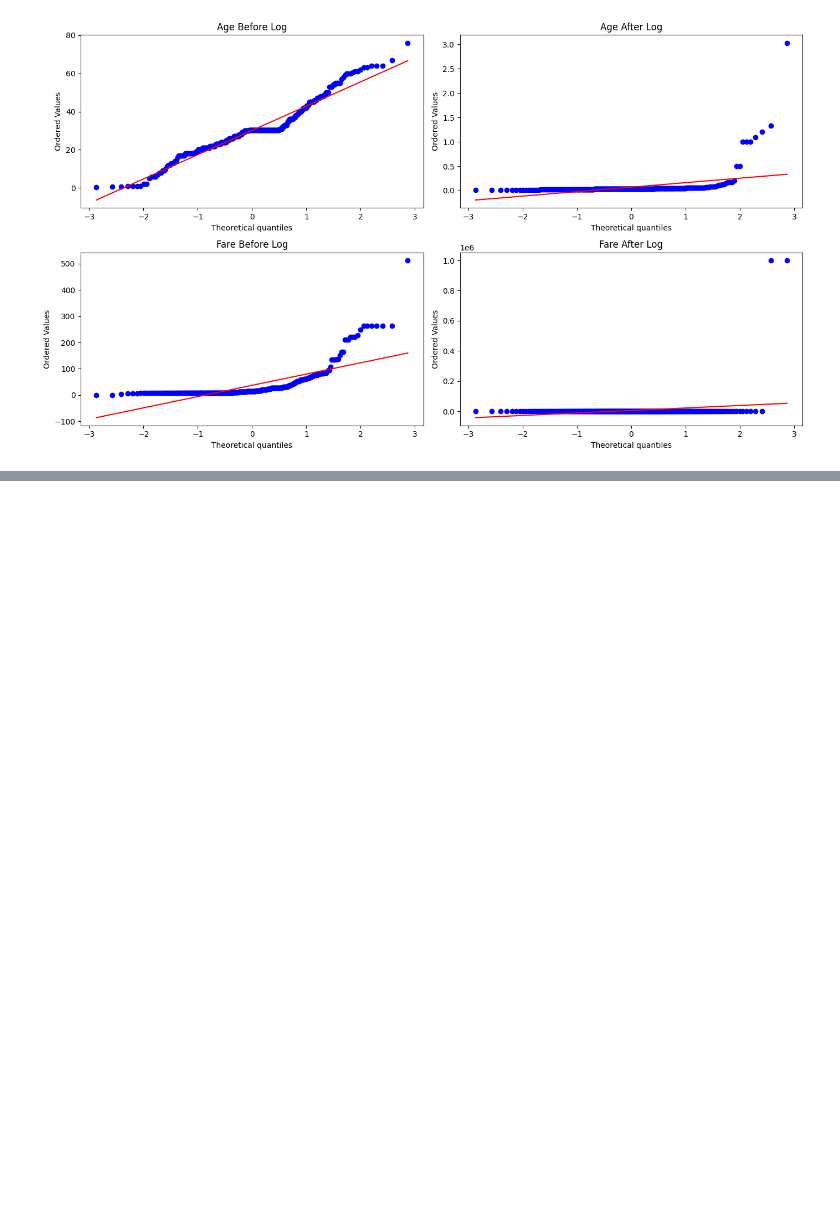
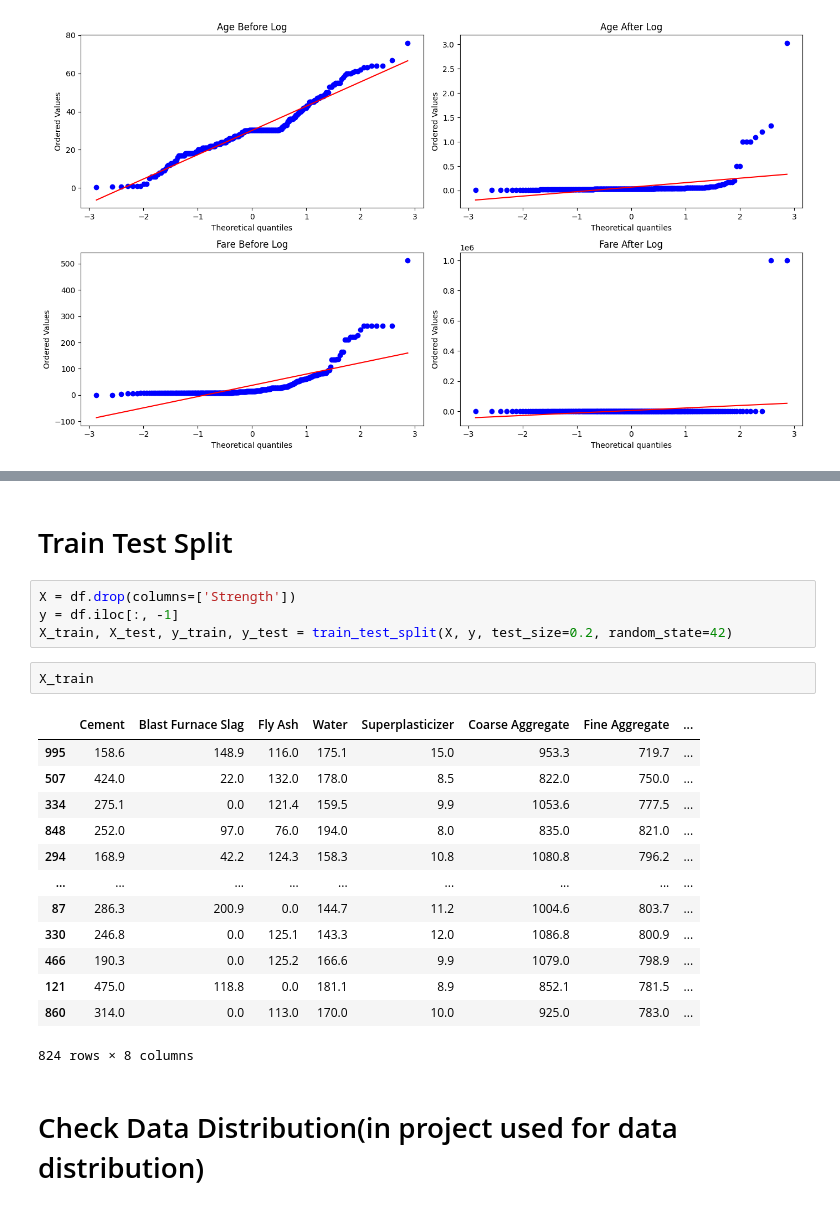
Before and after one commit to Dhe-Reigner/sk-learn, a Jupyter notebook: sci.ipynb, the cells around one changed output, grey strips where cells are left out. Saved outputs shown, nothing was run; the diff lists cells and outputs as text; blank space fills up the shorter version.

```diff
--- a/sci.ipynb
+++ b/sci.ipynb
@@ -1329,0 +1353,24 @@ plt.show()
+# %% [markdown]
+# Train Test Split
+# %%
+X = df.drop(columns=['Strength'])
+y = df.iloc[:, -1]
+X_train, X_test, y_train, y_test = train_test_split(X, y, test_size=0.2, random_state=42)
+# %%
+X_train
+# %% [output]
+|  | Cement | Blast Furnace Slag | Fly Ash | Water | Superplasticizer | Coarse Aggregate | Fine Aggregate | ... |
+| 995 | 158.6 | 148.9 | 116.0 | 175.1 | 15.0 | 953.3 | 719.7 | ... |
+| 507 | 424.0 | 22.0 | 132.0 | 178.0 | 8.5 | 822.0 | 750.0 | ... |
+| 334 | 275.1 | 0.0 | 121.4 | 159.5 | 9.9 | 1053.6 | 777.5 | ... |
+| 848 | 252.0 | 97.0 | 76.0 | 194.0 | 8.0 | 835.0 | 821.0 | ... |
+| 294 | 168.9 | 42.2 | 124.3 | 158.3 | 10.8 | 1080.8 | 796.2 | ... |
+| ... | ... | ... | ... | ... | ... | ... | ... | ... |
+| 87 | 286.3 | 200.9 | 0.0 | 144.7 | 11.2 | 1004.6 | 803.7 | ... |
+| 330 | 246.8 | 0.0 | 125.1 | 143.3 | 12.0 | 1086.8 | 800.9 | ... |
+| 466 | 190.3 | 0.0 | 125.2 | 166.6 | 9.9 | 1079.0 | 798.9 | ... |
+| 121 | 475.0 | 118.8 | 0.0 | 181.1 | 8.9 | 852.1 | 781.5 | ... |
+| 860 | 314.0 | 0.0 | 113.0 | 170.0 | 10.0 | 925.0 | 783.0 | ... |
+824 rows × 8 columns
+# %% [markdown]
+# Check Data Distribution(in project used for data distribution)
```
Also changed, not shown: parts of 12 cells of this notebook, 1 other file.
